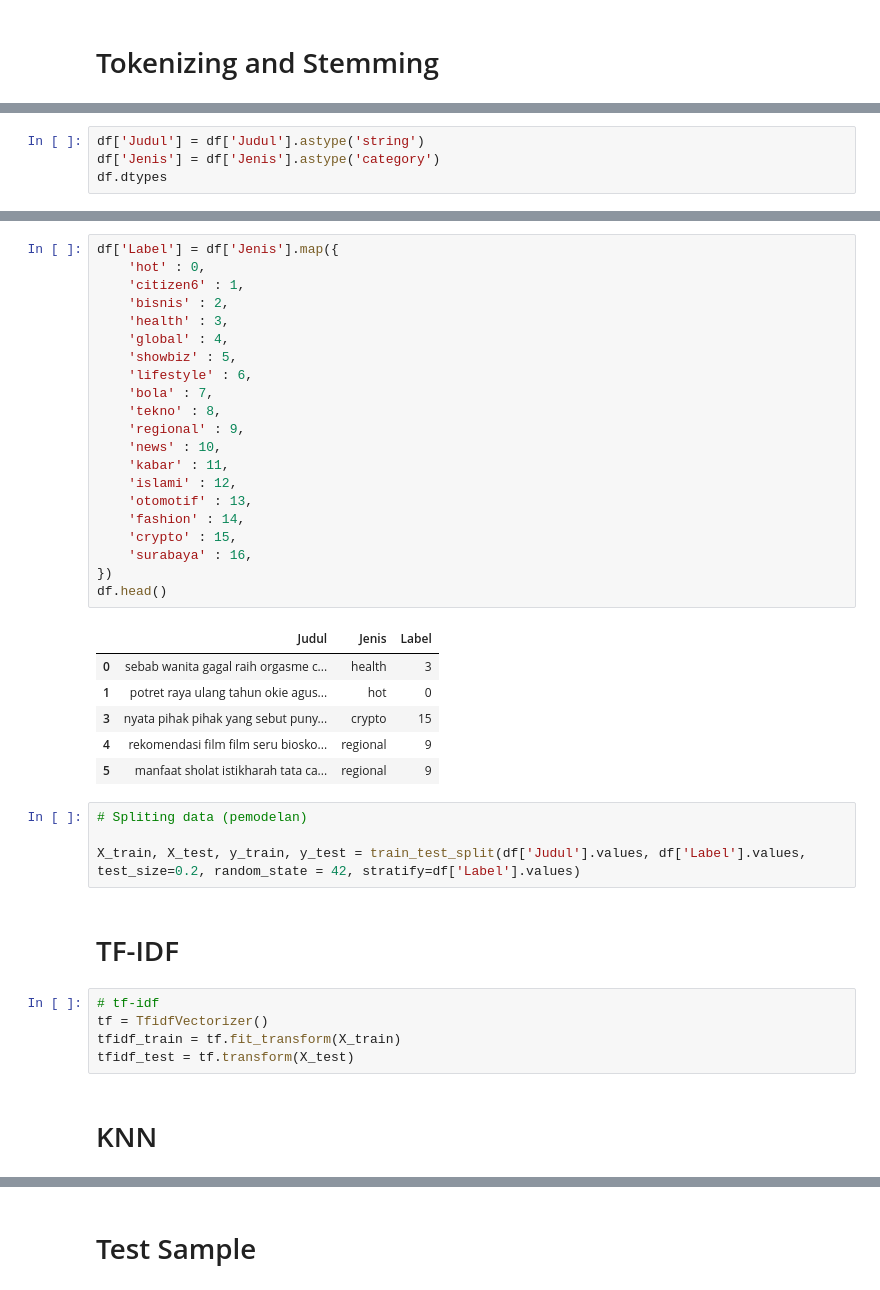
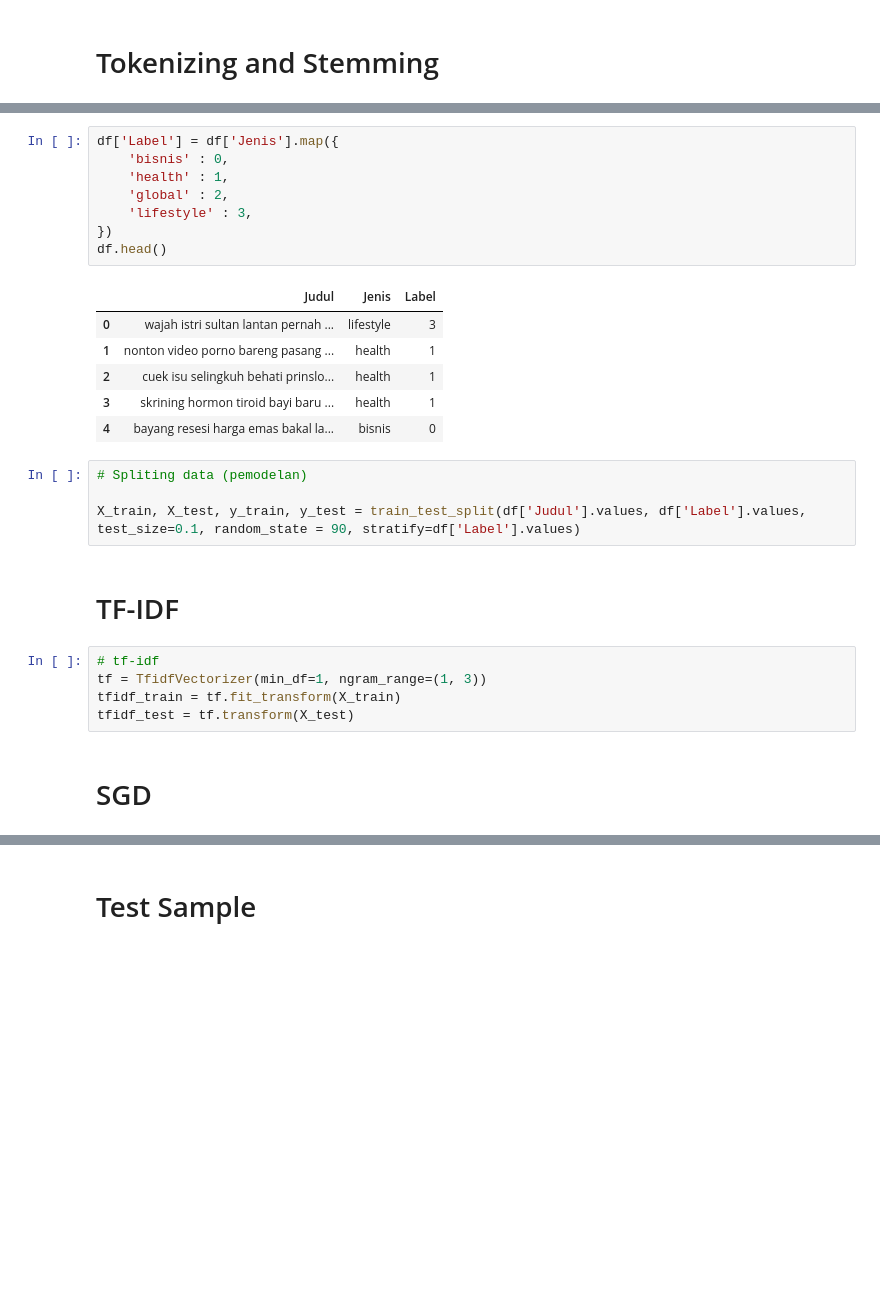
Before and after one commit to EGraci/kapital-selekta, a Jupyter notebook: program/KNN-JudulBerita.ipynb, the cells around one changed output, grey strips where cells are left out. Cells and saved outputs as stored; diff of their text form; blank space fills up the shorter version.

```diff
--- a/program/KNN-JudulBerita.ipynb
+++ b/program/KNN-JudulBerita.ipynb
@@ -144,4 +142,0 @@ df.head()
-# %%
-df['Judul'] = df['Judul'].astype('string')
-df['Jenis'] = df['Jenis'].astype('category')
-df.dtypes
@@ -175,43 +154,30 @@ surabaya      10
 Name: Jenis, dtype: int64
 # %%
 df['Label'] = df['Jenis'].map({
-    'hot' : 0,
-    'citizen6' : 1,
-    'bisnis' : 2,
-    'health' : 3,
-    'global' : 4,
-    'showbiz' : 5,
-    'lifestyle' : 6,
-    'bola' : 7,
-    'tekno' : 8,
-    'regional' : 9,
-    'news' : 10,
-    'kabar' : 11,
-    'islami' : 12,
-    'otomotif' : 13,
-    'fashion' : 14,
-    'crypto' : 15,
-    'surabaya' : 16,
+    'bisnis' : 0,
+    'health' : 1,
+    'global' : 2,
+    'lifestyle' : 3,
 })
 df.head()
 # %% [output]
 |  | Judul | Jenis | Label |
-| 0 | sebab wanita gagal raih orgasme c... | health | 3 |
-| 1 | potret raya ulang tahun okie agus... | hot | 0 |
-| 3 | nyata pihak pihak yang sebut puny... | crypto | 15 |
-| 4 | rekomendasi film film seru biosko... | regional | 9 |
-| 5 | manfaat sholat istikharah tata ca... | regional | 9 |
+| 0 | wajah istri sultan lantan pernah ... | lifestyle | 3 |
+| 1 | nonton video porno bareng pasang ... | health | 1 |
+| 2 | cuek isu selingkuh behati prinslo... | health | 1 |
+| 3 | skrining hormon tiroid bayi baru ... | health | 1 |
+| 4 | bayang resesi harga emas bakal la... | bisnis | 0 |
 # %%
 # Spliting data (pemodelan)
 
-X_train, X_test, y_train, y_test = train_test_split(df['Judul'].values, df['Label'].values, test_size=0.2, random_state = 42, stratify=df['Label'].values)
+X_train, X_test, y_train, y_test = train_test_split(df['Judul'].values, df['Label'].values, test_size=0.1, random_state = 90, stratify=df['Label'].values)
 # %% [markdown]
 # TF-IDF
 # %%
 # tf-idf
-tf = TfidfVectorizer()
+tf = TfidfVectorizer(min_df=1, ngram_range=(1, 3))
 tfidf_train = tf.fit_transform(X_train)
 tfidf_test = tf.transform(X_test)
 # %% [markdown]
-# KNN
+# SGD
 # %%
```
Also changed, not shown: parts of 17 cells of this notebook, 7 other files.
